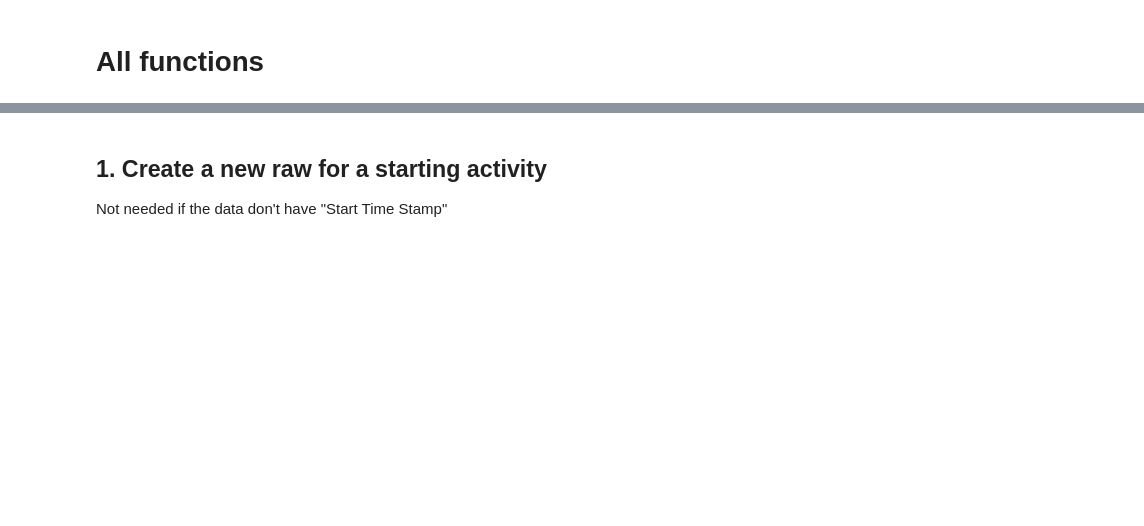
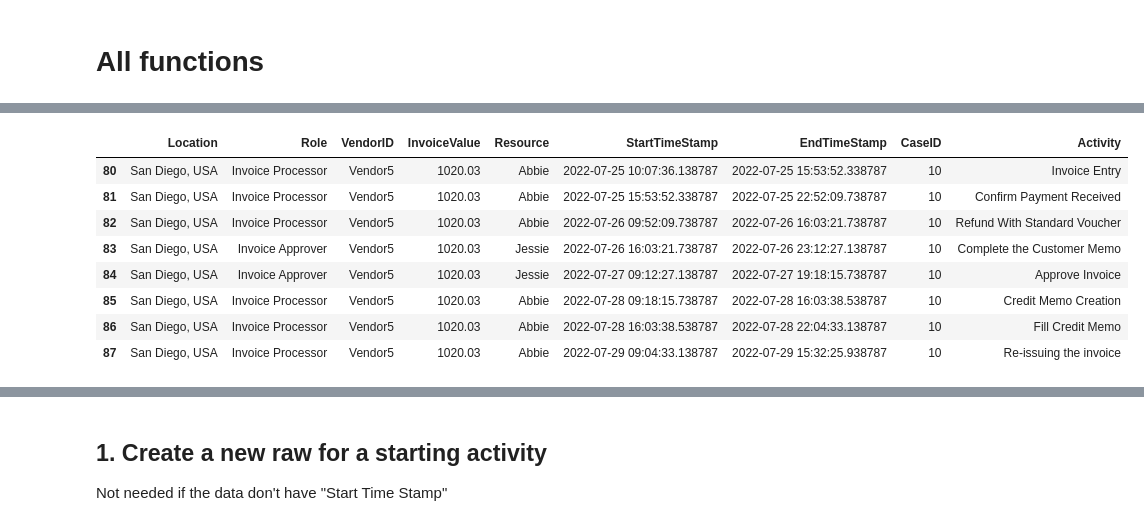
Before and after one commit to peter-seweiha/peter-seweiha.github.io, a Jupyter notebook: projects/_02_Process Mining/Process Mining _Dataset Discovery_NOpm4py.ipynb, the cells around one changed output, grey strips where cells are left out. Cells and saved outputs as stored; diff of their text form; code cells hidden in the pictures; blank space fills up the shorter version.

```diff
--- a/projects/_02_Process Mining/Process Mining _Dataset Discovery_NOpm4py.ipynb
+++ b/projects/_02_Process Mining/Process Mining _Dataset Discovery_NOpm4py.ipynb
@@ -264,0 +265,12 @@ Variants percentage to Cases in dataset : 7%
+# %%
+data[data['CaseID']=='10']
+# %% [output]
+|  | Location | Role | VendorID | InvoiceValue | Resource | StartTimeStamp | EndTimeStamp | CaseID | Activity |
+| 80 | San Diego, USA | Invoice Processor | Vendor5 | 1020.03 | Abbie | 2022-07-25 10:07:36.138787 | 2022-07-25 15:53:52.338787 | 10 | Invoice Entry |
+| 81 | San Diego, USA | Invoice Processor | Vendor5 | 1020.03 | Abbie | 2022-07-25 15:53:52.338787 | 2022-07-25 22:52:09.738787 | 10 | Confirm Payment Received |
+| 82 | San Diego, USA | Invoice Processor | Vendor5 | 1020.03 | Abbie | 2022-07-26 09:52:09.738787 | 2022-07-26 16:03:21.738787 | 10 | Refund With Standard Voucher |
+| 83 | San Diego, USA | Invoice Approver | Vendor5 | 1020.03 | Jessie | 2022-07-26 16:03:21.738787 | 2022-07-26 23:12:27.138787 | 10 | Complete the Customer Memo |
+| 84 | San Diego, USA | Invoice Approver | Vendor5 | 1020.03 | Jessie | 2022-07-27 09:12:27.138787 | 2022-07-27 19:18:15.738787 | 10 | Approve Invoice |
+| 85 | San Diego, USA | Invoice Processor | Vendor5 | 1020.03 | Abbie | 2022-07-28 09:18:15.738787 | 2022-07-28 16:03:38.538787 | 10 | Credit Memo Creation |
+| 86 | San Diego, USA | Invoice Processor | Vendor5 | 1020.03 | Abbie | 2022-07-28 16:03:38.538787 | 2022-07-28 22:04:33.138787 | 10 | Fill Credit Memo |
+| 87 | San Diego, USA | Invoice Processor | Vendor5 | 1020.03 | Abbie | 2022-07-29 09:04:33.138787 | 2022-07-29 15:32:25.938787 | 10 | Re-issuing the invoice |
```
Also changed, not shown: parts of 23 cells of this notebook, 3 other files.
